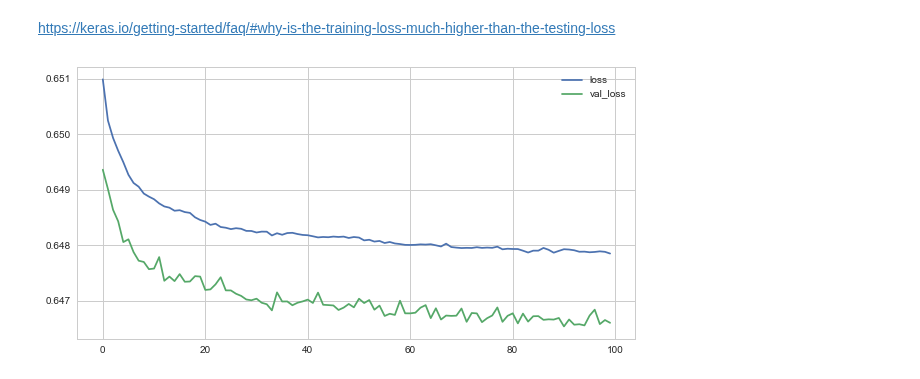
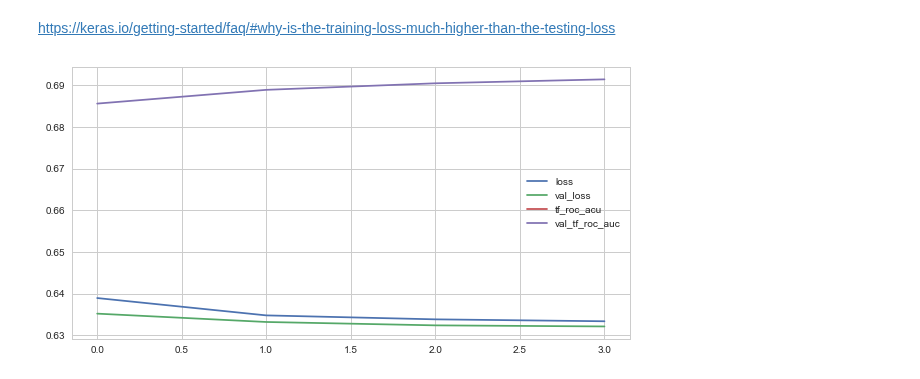
Before and after one commit to paulaceccon/ml-playground, a Jupyter notebook: Kernels/KKBox's Music Recommendation Challenge.ipynb, the cells around one changed output. Saved outputs shown, nothing was run; the diff lists cells and outputs as text; code cells hidden in the pictures.

```diff
--- a/Kernels/KKBox's Music Recommendation Challenge.ipynb
+++ b/Kernels/KKBox's Music Recommendation Challenge.ipynb
@@ -611,4 +777,4 @@ dataset.head()
 # %%
-X_train = dataset[:train_objs_num]
-X_test  = dataset[train_objs_num:train_objs_num+test_objs_num]
-X_valid = dataset[train_objs_num+test_objs_num:]
+X_train = dataset[:train_objs_num].copy()
+X_test  = dataset[train_objs_num:train_objs_num+test_objs_num].copy()
+X_valid = dataset[train_objs_num+test_objs_num:].copy()
@@ -671,0 +781,3 @@ plot_losses = PlotLosses()
+# %%
+MAX_MSNO = dataset['msno'].max() + 1
+MAX_SONG_ID =  dataset['song_id'].max() + 1
@@ -671,0 +790,15 @@ plot_losses = PlotLosses()
+# %%
+def get_keras_data(dataset):
+    X = {
+        # Categorical
+        'msno' : np.array(dataset['msno']),
+        'song_id' : np.array(dataset['song_id']),
+
+        # Numerical
+        'numerical' : np.array(dataset[dataset.columns.difference(['song_id', 'msno'])])
+    }
+    return X
+
+X_train_ = get_keras_data(X_train)
+X_test_  = get_keras_data(X_test)
+X_valid_ = get_keras_data(X_valid)
@@ -671,0 +883,8 @@ plot_losses = PlotLosses()
+# %%
+early_stopping = EarlyStopping(monitor='tf_roc_auc', patience=2)
+BATCH_SIZE = 1000
+epochs = 5
+
+model = get_model()
+model.fit(X_train_, y_train, epochs=epochs, batch_size=BATCH_SIZE, validation_data=(X_test_, y_test),
+          verbose=1, callbacks=[plot_losses, early_stopping])
@@ -705,7 +950,7 @@ None
 https://keras.io/getting-started/faq/#why-is-the-training-loss-much-higher-than-the-testing-loss
 # %%
 model.compile(optimizer='adam', loss='binary_crossentropy', metrics=[tf_roc_auc])
-hist = model.fit(X_train.values, y_train.values, batch_size=1000, epochs=100, verbose=0,
-                 validation_data=(X_test.values, y_test.values), callbacks=[plot_losses])
+hist = model.fit(X_train.values, y_train.values, batch_size=1000, epochs=10, verbose=1,
+                 validation_data=(X_test.values, y_test.values), callbacks=[plot_losses, early_stopping])
 # %% [output]
-[figure, old version]
+[figure, new version]
```
Also changed, not shown: parts of 72 cells of this notebook.
